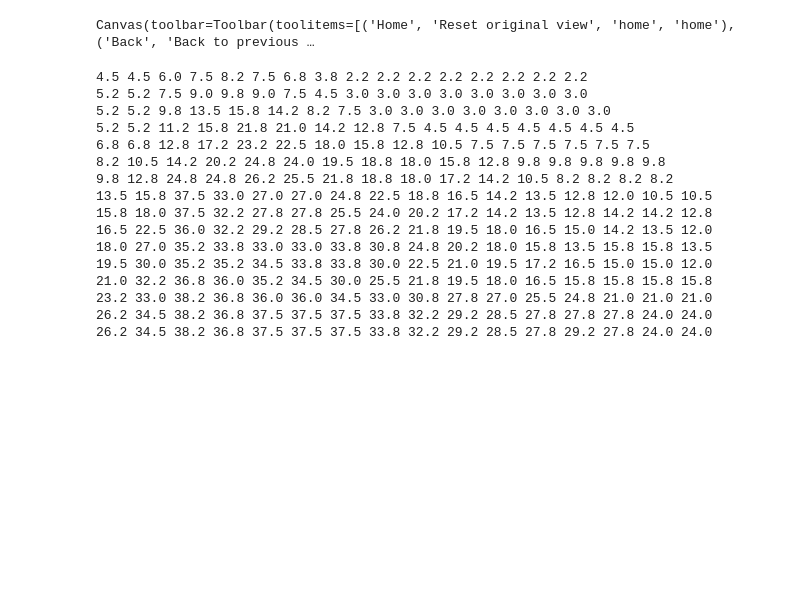
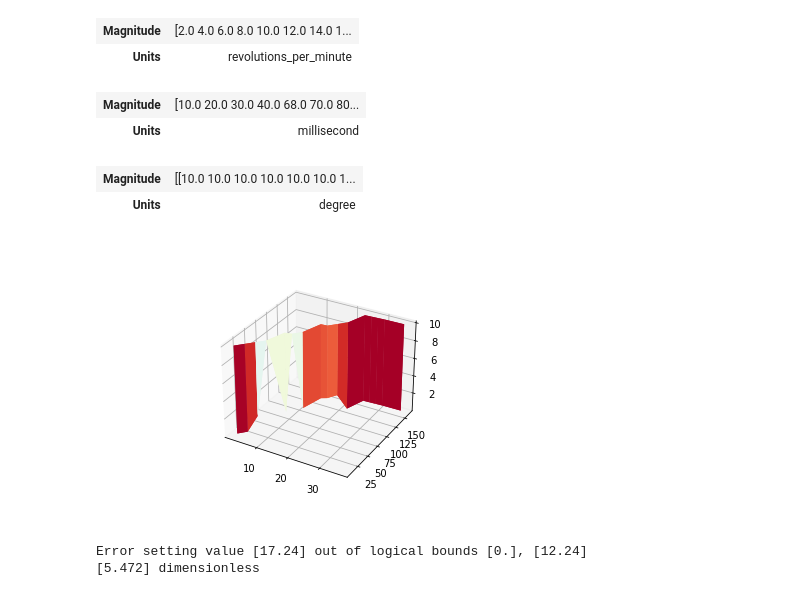
Before and after one commit to flexadecimal/serpentine, a Jupyter notebook: notebook.ipynb, the cells around one changed output. Drawn from its saved outputs; the diff is of its cells as text; code cells hidden in the pictures; blank space fills up the shorter version.

```diff
--- a/notebook.ipynb
+++ b/notebook.ipynb
@@ -1,46 +1,59 @@
 # %%
-from core.entity.Xdf import Xdf
+from core.entity.Xdf import Xdf, EmbeddedValueError
+from core.entity.Base import Measurements, Units, UnitRegistry
 import os, sys
 import numpy as np
 # jupyter specific stuff
 import matplotlib.pyplot as plot
+import pint
 
 xdf_path = os.path.abspath('./cars/testing/volvo-motronic44-test/rev5b.xdf')
 bin_path = os.path.abspath('./cars/testing/volvo-motronic44-test/607_rev5b.bin')
 tune = Xdf.from_path(xdf_path, bin_path)
+
+ignition_map = tune.Tables[0]
+functions = {f.title: f for f in tune.Functions}
+linker = functions['linker normai']
+linker.interpolated
+zwb = tune.xpath('./XDFCONSTANT[1]')[0]
+ignition_map.x.value
+# %% [output]
+| Magnitude | [2.0 4.0 6.0 8.0 10.0 12.0 14.0 1... |
+| Units | revolutions_per_minute |
+# %%
+ignition_map.y.value
+# %% [output]
+| Magnitude | [10.0 20.0 30.0 40.0 68.0 70.0 80... |
+| Units | millisecond |
+# %%
+ignition_map.z.value
+# %% [output]
+| Magnitude | [[10.0 10.0 10.0 10.0 10.0 10.0 1... |
+| Units | degree |
 # %%
 %matplotlib widget
-ignition_map = tune.Tables[0]
-plot.ion()
+#plot.ion()
 fig = plot.figure()
-
-#np.savetxt(sys.stdout, ignition_map.Axes['x'].value, fmt='%.4f')
-#np.savetxt(sys.stdout, ignition_map.Axes['y'].value, fmt='%.4f')
-np.savetxt(sys.stdout, ignition_map.Axes['z'].value, fmt='%.1f')
-
+fig.canvas.toolbar_visible = False
+fig.canvas.header_visible = False
+fig.canvas.resizable = True
 axis = plot.axes(projection='3d')
 axis.plot_surface(
-  ignition_map.Axes['x'].value,
-  ignition_map.Axes['y'].value,
-  ignition_map.Axes['z'].value,
+  [ignition_map.x.value.magnitude],
+  [ignition_map.y.value.magnitude],
+  ignition_map.z.value.magnitude,
   cmap='RdYlBu'
 )
 plot.show()
 # %% [output]
-Canvas(toolbar=Toolbar(toolitems=[('Home', 'Reset original view', 'home', 'home'), ('Back', 'Back to previous …
-4.5 4.5 6.0 7.5 8.2 7.5 6.8 3.8 2.2 2.2 2.2 2.2 2.2 2.2 2.2 2.2
-5.2 5.2 7.5 9.0 9.8 9.0 7.5 4.5 3.0 3.0 3.0 3.0 3.0 3.0 3.0 3.0
-5.2 5.2 9.8 13.5 15.8 14.2 8.2 7.5 3.0 3.0 3.0 3.0 3.0 3.0 3.0 3.0
-5.2 5.2 11.2 15.8 21.8 21.0 14.2 12.8 7.5 4.5 4.5 4.5 4.5 4.5 4.5 4.5
-6.8 6.8 12.8 17.2 23.2 22.5 18.0 15.8 12.8 10.5 7.5 7.5 7.5 7.5 7.5 7.5
-8.2 10.5 14.2 20.2 24.8 24.0 19.5 18.8 18.0 15.8 12.8 9.8 9.8 9.8 9.8 9.8
-9.8 12.8 24.8 24.8 26.2 25.5 21.8 18.8 18.0 17.2 14.2 10.5 8.2 8.2 8.2 8.2
-13.5 15.8 37.5 33.0 27.0 27.0 24.8 22.5 18.8 16.5 14.2 13.5 12.8 12.0 10.5 10.5
-15.8 18.0 37.5 32.2 27.8 27.8 25.5 24.0 20.2 17.2 14.2 13.5 12.8 14.2 14.2 12.8
-16.5 22.5 36.0 32.2 29.2 28.5 27.8 26.2 21.8 19.5 18.0 16.5 15.0 14.2 13.5 12.0
-18.0 27.0 35.2 33.8 33.0 33.0 33.8 30.8 24.8 20.2 18.0 15.8 13.5 15.8 15.8 13.5
-19.5 30.0 35.2 35.2 34.5 33.8 33.8 30.0 22.5 21.0 19.5 17.2 16.5 15.0 15.0 12.0
-21.0 32.2 36.8 36.0 35.2 34.5 30.0 25.5 21.8 19.5 18.0 16.5 15.8 15.8 15.8 15.8
-23.2 33.0 38.2 36.8 36.0 36.0 34.5 33.0 30.8 27.8 27.0 25.5 24.8 21.0 21.0 21.0
-26.2 34.5 38.2 36.8 37.5 37.5 37.5 33.8 32.2 29.2 28.5 27.8 27.8 27.8 24.0 24.0
-26.2 34.5 38.2 36.8 37.5 37.5 37.5 33.8 32.2 29.2 28.5 27.8 29.2 27.8 24.0 24.0
+[figure, added]
+# %%
+try:
+  zwb.value = 12.24 + 5
+except EmbeddedValueError as e:
+  #raise(e)
+  print(f"Error setting value {e.val} out of logical bounds {e.min}, {e.max}")
+  print(zwb.value)
+# %% [output]
+Error setting value [17.24] out of logical bounds [0.], [12.24]
+[5.472] dimensionless
```
Also changed, not shown: 10 other files.
